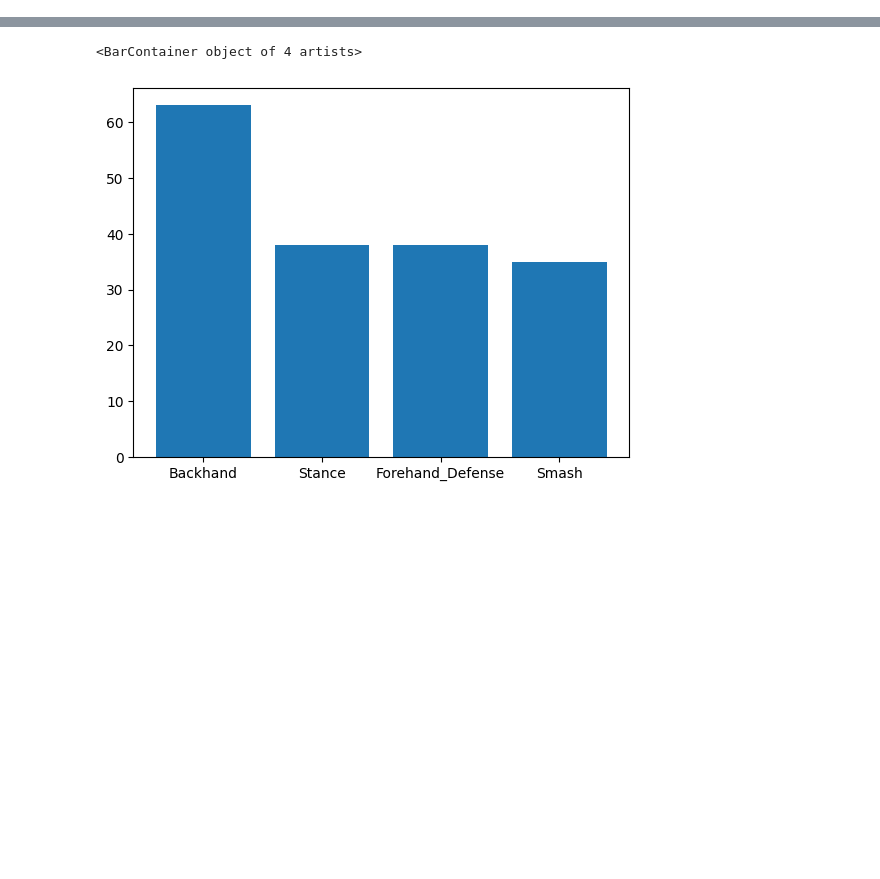
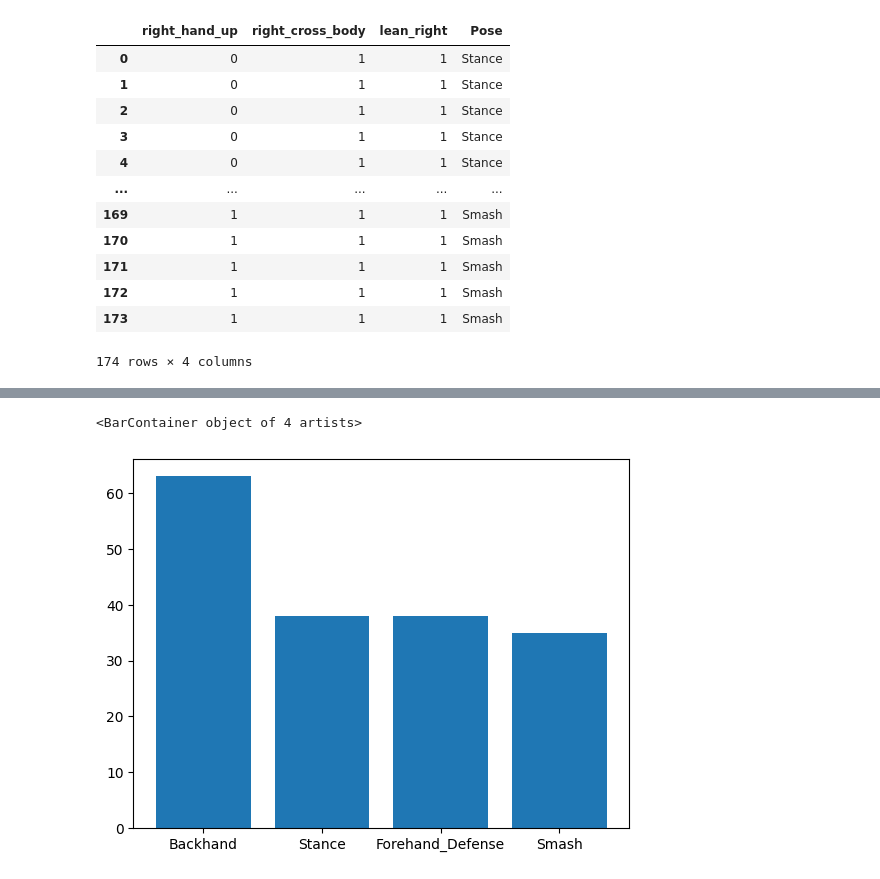
Before and after one commit to sr33r9g/badminton-pose-prediction, a Jupyter notebook: badminto_model_building.ipynb, the cells around one changed output, grey strips where cells are left out. Drawn from its saved outputs; the diff is of its cells as text; code cells hidden in the pictures; blank space fills up the shorter version.

```diff
--- a/badminto_model_building.ipynb
+++ b/badminto_model_building.ipynb
@@ -18,3 +17,20 @@ df.head()
+# %%
+df.drop(['lean_left','shoulder_slope', 'hip_slope','right_hand_below_hip','right_hand_above_head','right_arm_stretched','right_elbow_up', 'right_wrist_outside'],axis=1,inplace=True)
+df
+# %% [output]
+|  | right_hand_up | right_cross_body | lean_right | Pose |
+| 0 | 0 | 1 | 1 | Stance |
+| 1 | 0 | 1 | 1 | Stance |
+| 2 | 0 | 1 | 1 | Stance |
+| 3 | 0 | 1 | 1 | Stance |
+| 4 | 0 | 1 | 1 | Stance |
+| ... | ... | ... | ... | ... |
+| 169 | 1 | 1 | 1 | Smash |
+| 170 | 1 | 1 | 1 | Smash |
+| 171 | 1 | 1 | 1 | Smash |
+| 172 | 1 | 1 | 1 | Smash |
+| 173 | 1 | 1 | 1 | Smash |
+174 rows × 4 columns
 # %%
 df.tail()
 # %% [output]
```
Also changed, not shown: parts of 19 cells of this notebook, 3 other files.
